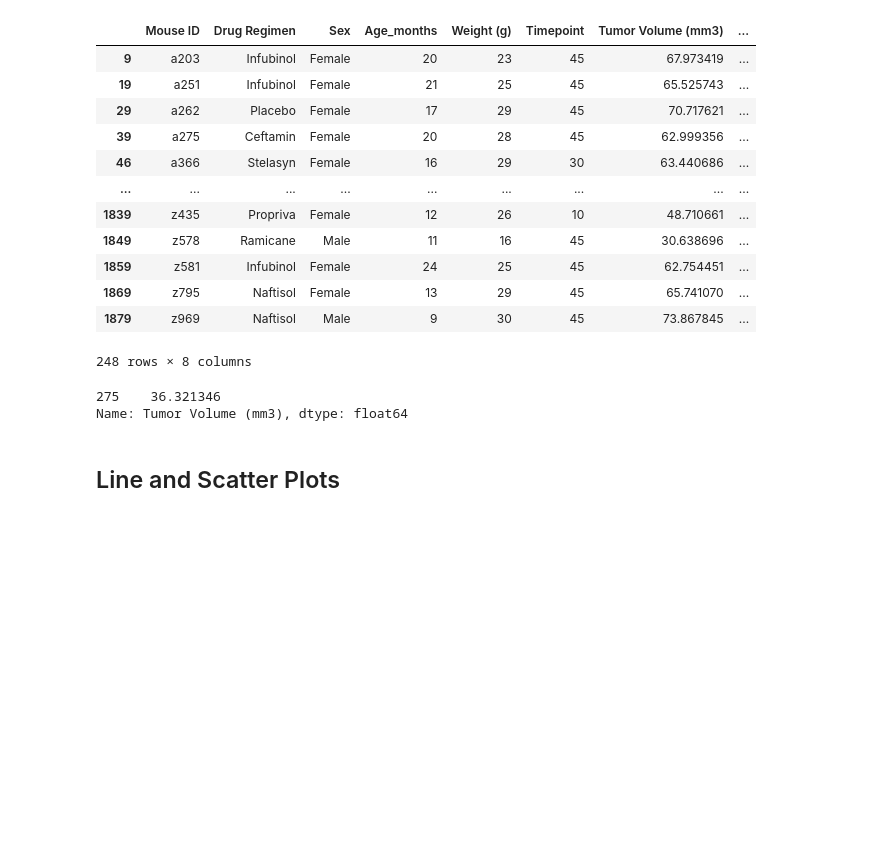
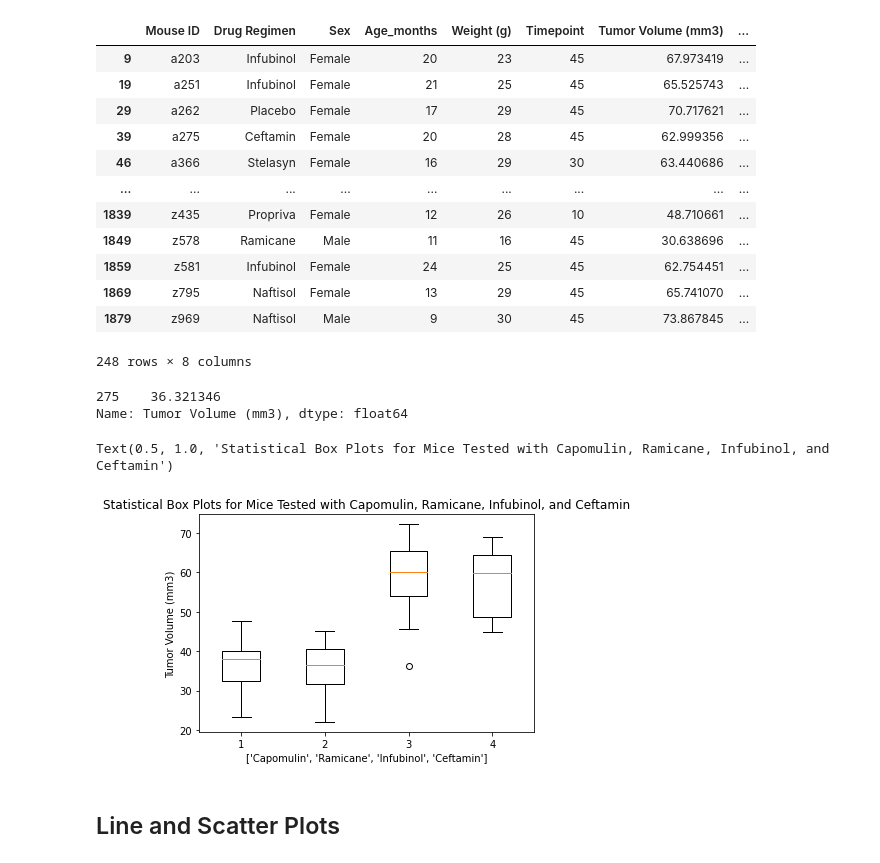
Before and after one commit to coreymcculley/matplotlib-challange, a Jupyter notebook: Pymaceuticals/HW05_Matplotlib_CAM.ipynb, the cells around one changed output. Saved outputs shown, nothing was run; the diff lists cells and outputs as text; code cells hidden in the pictures; blank space fills up the shorter version.

Commit message:
Finished basic box plot and line plot.

```diff
--- a/Pymaceuticals/HW05_Matplotlib_CAM.ipynb
+++ b/Pymaceuticals/HW05_Matplotlib_CAM.ipynb
@@ -275,5 +275,13 @@ outliers_cef = tumor_vol_cef.loc[(tumor_vol_cef < lower_bound_cef) | (tumor_vol_
 Name: Tumor Volume (mm3), dtype: float64
 # %%
 # Generate a box plot of the final tumor volume of each mouse across four regimens of interest
+
+drug_boxplot=plt.boxplot([tumor_vol_cap, tumor_vol_ram, tumor_vol_inf, tumor_vol_cef])
+plt.ylabel("Tumor Volume (mm3)")
+plt.xlabel(drug_tested)
+plt.title("Statistical Box Plots for Mice Tested with Capomulin, Ramicane, Infubinol, and Ceftamin")
+# %% [output]
+Text(0.5, 1.0, 'Statistical Box Plots for Mice Tested with Capomulin, Ramicane, Infubinol, and Ceftamin')
+[figure, added]
 # %% [markdown]
 ## Line and Scatter Plots
```
Also changed, not shown: parts of 2 cells of this notebook.
